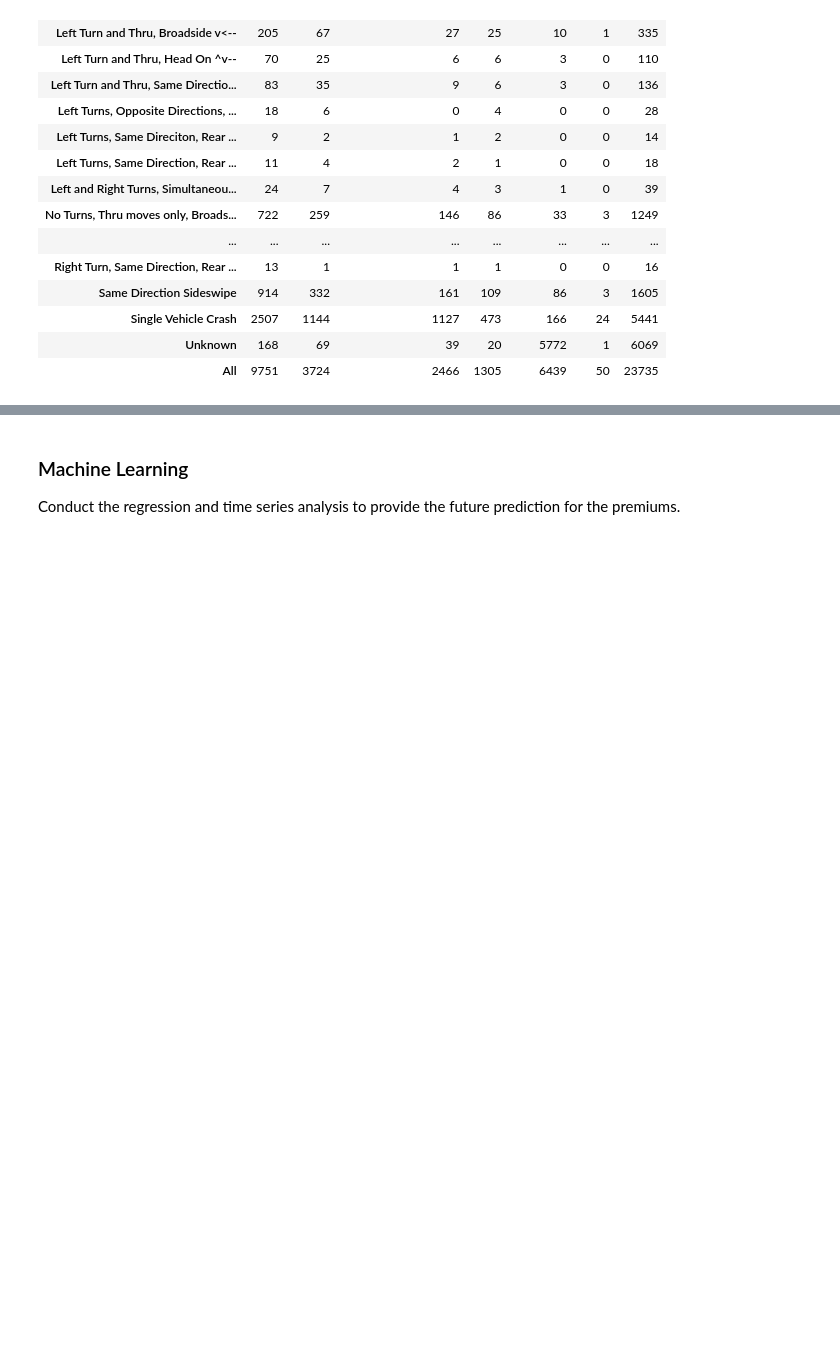
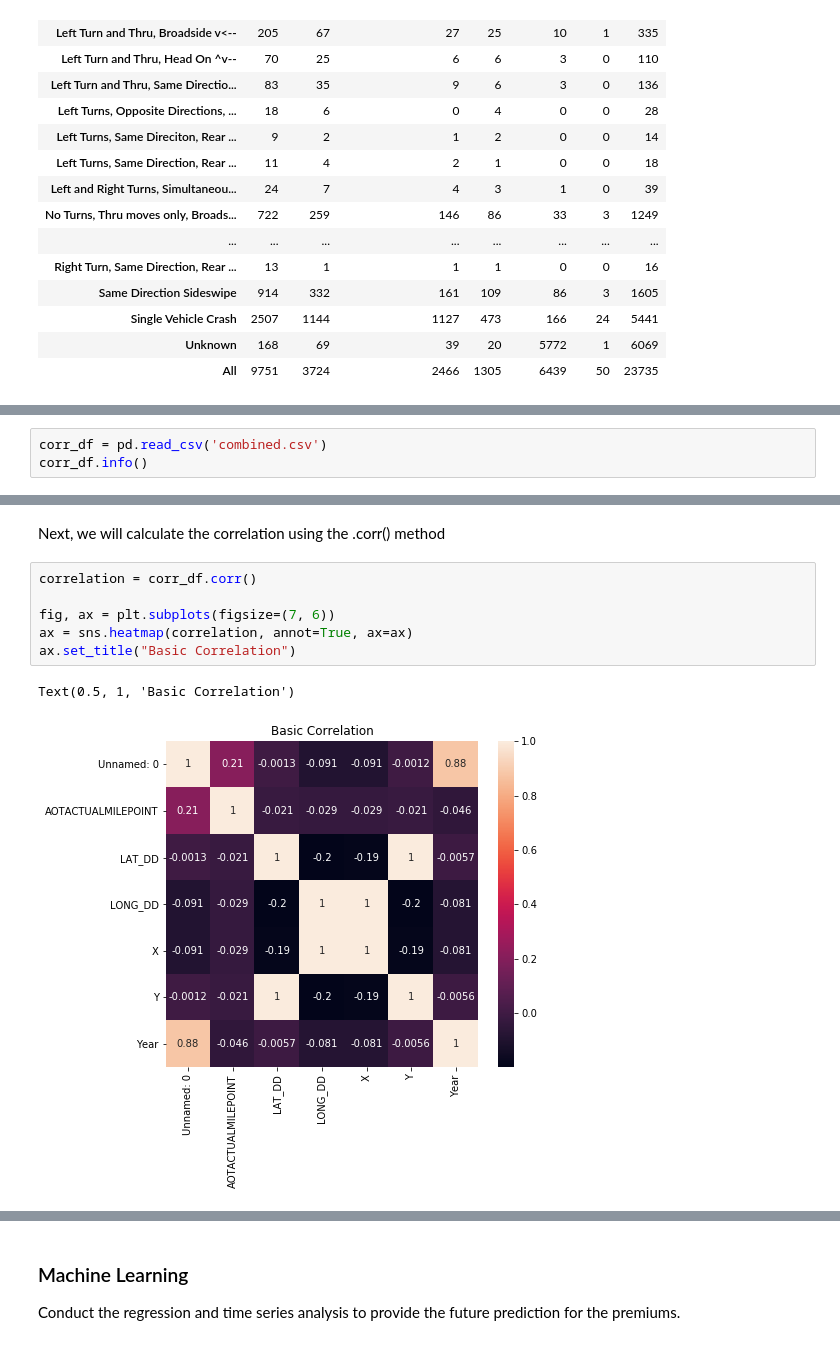
Before and after one commit to bmccxd/IST-5520-SP20-G1, a Jupyter notebook: Data Analysis-Group 1.ipynb, the cells around one changed output, grey strips where cells are left out. Saved outputs shown, nothing was run; the diff lists cells and outputs as text; blank space fills up the shorter version.

Commit message:
Milestone with Correlation Analysis added

```diff
--- a/Data Analysis-Group 1.ipynb
+++ b/Data Analysis-Group 1.ipynb
@@ -385,0 +329,3 @@ df.head()
+# %%
+corr_df = pd.read_csv('combined.csv')
+corr_df.info()
@@ -385,0 +350,11 @@ df.head()
+# %% [markdown]
+Next, we will calculate the correlation using the .corr() method
+# %%
+correlation = corr_df.corr()
+
+fig, ax = plt.subplots(figsize=(7, 6))
+ax = sns.heatmap(correlation, annot=True, ax=ax)
+ax.set_title("Basic Correlation")
+# %% [output]
+Text(0.5, 1, 'Basic Correlation')
+[figure, added]
```
Also changed, not shown: parts of 34 cells of this notebook.
